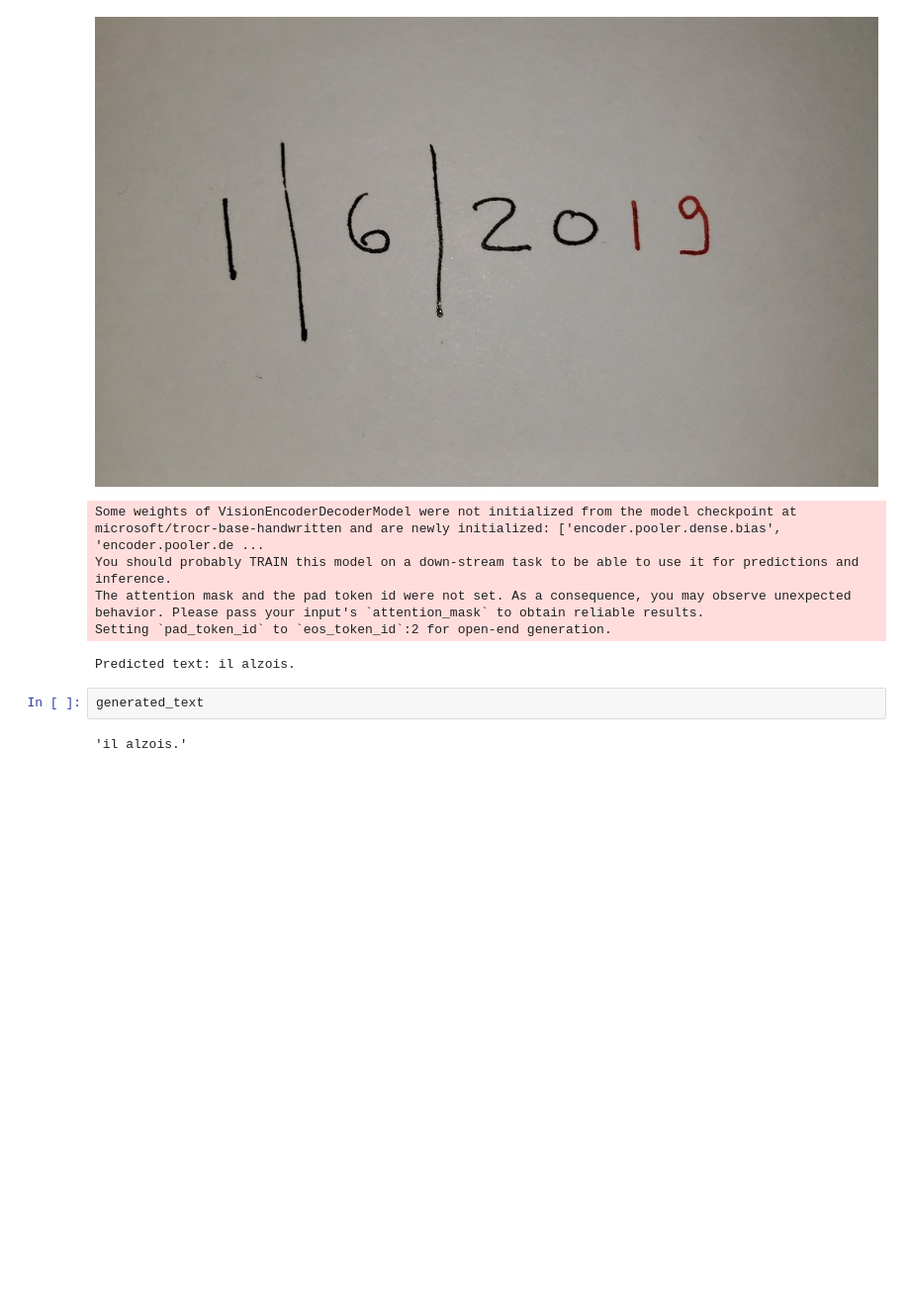
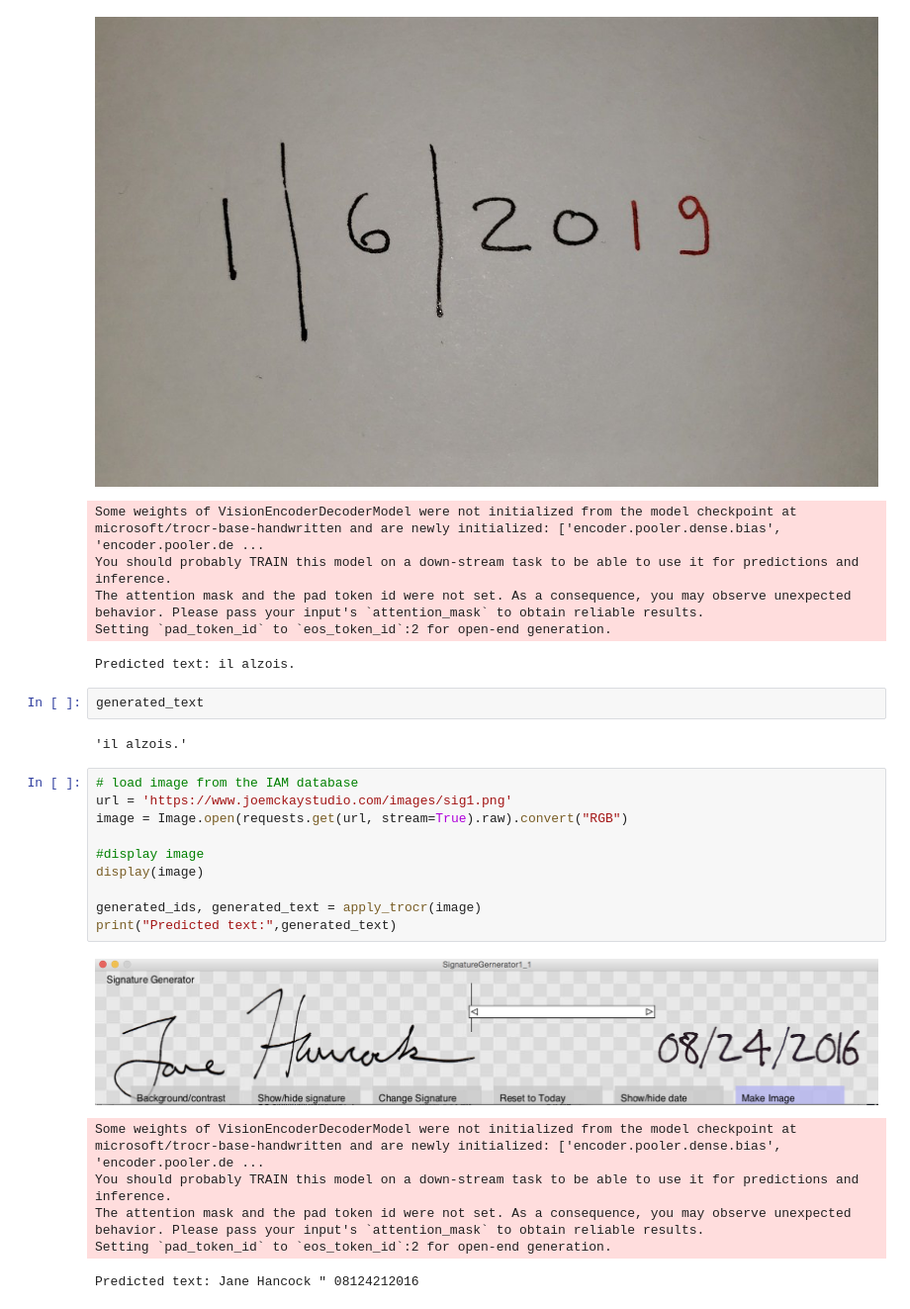
Before and after one commit to Abonia1/Deep-learning, a Jupyter notebook: TrOCR_Handwritten_text_detection.ipynb, the cells around one changed output. Shown at 99% size. Drawn from its saved outputs; the diff is of its cells as text; blank space fills up the shorter version.

```diff
--- a/TrOCR_Handwritten_text_detection.ipynb
+++ b/TrOCR_Handwritten_text_detection.ipynb
@@ -81,3 +81,20 @@ Predicted text: il alzois.
 generated_text
 # %% [output]
 'il alzois.'
+# %%
+# load image from the IAM database
+url = 'https://www.joemckaystudio.com/images/sig1.png'
+image = Image.open(requests.get(url, stream=True).raw).convert("RGB")
+
+#display image
+display(image)
+
+generated_ids, generated_text = apply_trocr(image)
+print("Predicted text:",generated_text)
+# %% [output]
+[figure, added]
+Some weights of VisionEncoderDecoderModel were not initialized from the model checkpoint at microsoft/trocr-base-handwritten and are newly initialized: ['encoder.pooler.dense.bias', 'encoder.pooler.de ...
+You should probably TRAIN this model on a down-stream task to be able to use it for predictions and inference.
+The attention mask and the pad token id were not set. As a consequence, you may observe unexpected behavior. Please pass your input's `attention_mask` to obtain reliable results.
+Setting `pad_token_id` to `eos_token_id`:2 for open-end generation.
+Predicted text: Jane Hancock " 08124212016
```
Also changed, not shown: parts of 1 cell of this notebook.
